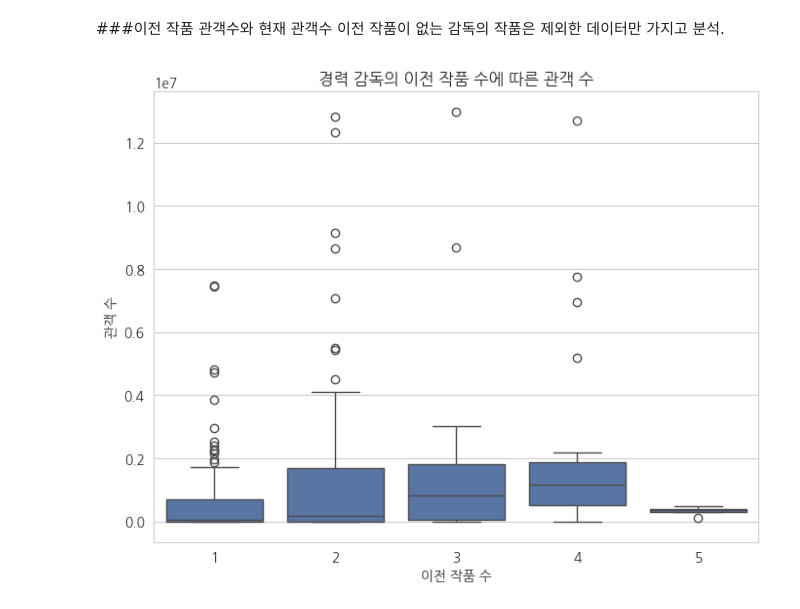
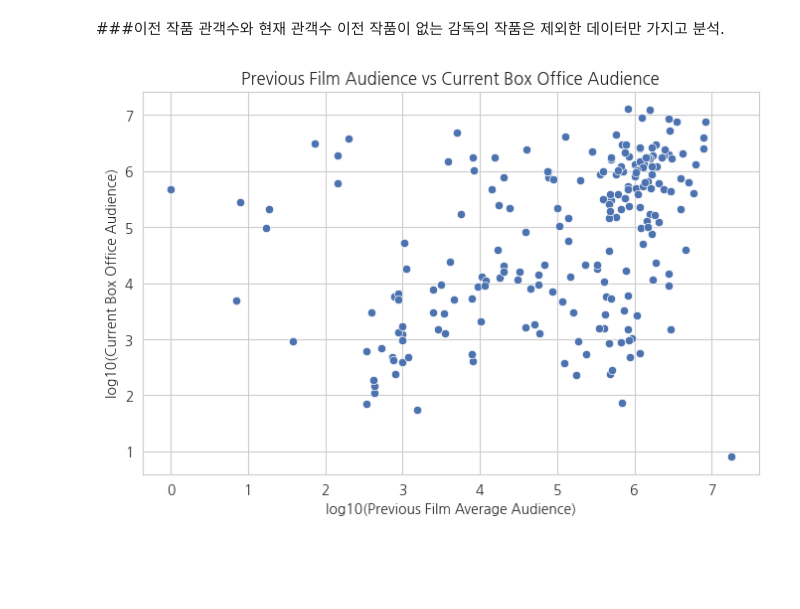
Before and after one commit to seo104/26-2-ESAA, a Jupyter notebook: 미니프로젝트1.ipynb, the cells around one changed output. Saved outputs shown, nothing was run; the diff lists cells and outputs as text; code cells hidden in the pictures; blank space fills up the shorter version.

```diff
--- a/미니프로젝트1.ipynb
+++ b/미니프로젝트1.ipynb
@@ -263,17 +289,14 @@ plt.show()
 # %% [markdown]
 ###이전 작품 관객수와 현재 관객수
 이전 작품이 없는 감독의 작품은 제외한 데이터만 가지고 분석.
-# %%
-df_career = df[df['dir_prev_num'] > 0]
-plt.figure(figsize=(8, 6))
-sns.boxplot(
-    x='dir_prev_num',
-    y='box_off_num',
-    data=df_career
-)
-plt.xlabel('이전 작품 수')
-plt.ylabel('관객 수')
-plt.title('경력 감독의 이전 작품 수에 따른 관객 수')
-plt.show()
-# %% [output]
-[figure, removed]
+# %%
+df_prev = df[df['dir_prev_num'] > 0].copy()
+df_prev['log_prev_bfnum'] = np.log10(df_prev['dir_prev_bfnum'])
+plt.figure(figsize=(8, 5))
+sns.scatterplot(data=df_prev, x='log_prev_bfnum', y='log_box_off_num')
+plt.title('Previous Film Audience vs Current Box Office Audience')
+plt.xlabel('log10(Previous Film Average Audience)')
+plt.ylabel('log10(Current Box Office Audience)')
+plt.show()
+# %% [output]
+[figure, added]
```
Also changed, not shown: parts of 7 cells of this notebook.
